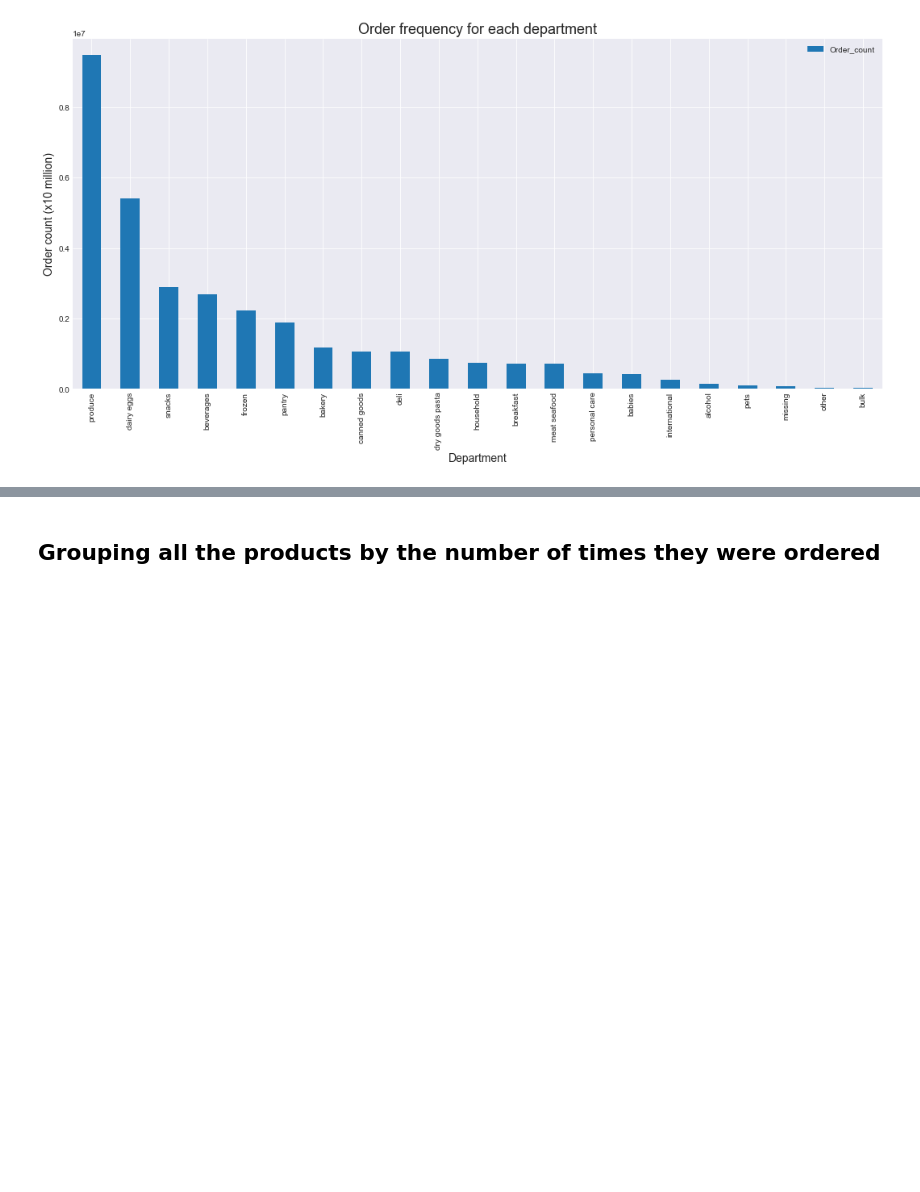
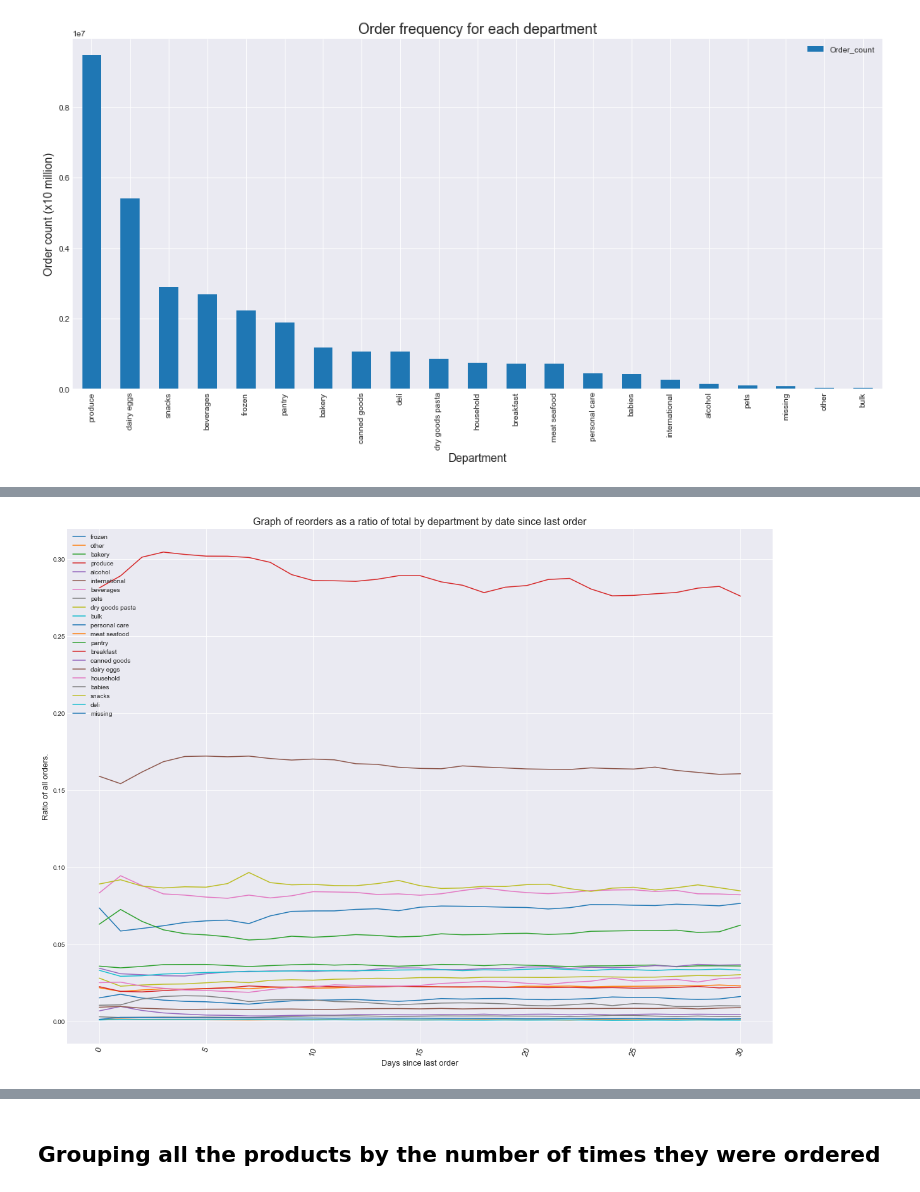
Before and after one commit to SamSamhuns/instacart_market_basket_analysis, a Jupyter notebook: instacart_data_analysis.ipynb, the cells around one changed output, grey strips where cells are left out. Cells and saved outputs as stored; diff of their text form; code cells hidden in the pictures; blank space fills up the shorter version.

```diff
--- a/instacart_data_analysis.ipynb
+++ b/instacart_data_analysis.ipynb
@@ -327,0 +491,40 @@ plt.show()
+# %%
+# We now plot by the percentage (ratio) of each line. This should give us a better idea of which items
+# Become more popular as we go along
+
+def line_departmentOrderDayPct( orderDayList, _title, _xlabel, _ylabel):
+    plt.figure(figsize=(20,15))
+    plt.grid(True)
+
+    itemsDayArray = {}
+    itemList = departments.department.unique().tolist()
+
+    #Initialize the items day array so we can append new values.
+    for item in itemList:
+        itemsDayArray[item] = []
+
+    for day in orderDayList:
+        #Calculate the total amount of orders so we can then determine the ratio
+        sum = 0
+        for i in range(len(itemList)):
+            sum += day[1][i]
+        for i in range(len(itemList)):
+            #Adds the total ratio into the dictionary
+            itemsDayArray[day[0][i]].append(day[1][i]/sum)
+
+    #Plots each item on the graph. Mark the label as the name of this item
+    for item in itemList:
+        plt.plot(list(range(31)), itemsDayArray[item], label =item)
+
+    plt.xticks( rotation=70, fontsize=13)
+    #Set the legend so we can identify which line
+    plt.legend(loc='upper left')
+    plt.title(_title, fontsize=16)
+    plt.xlabel(_xlabel, fontsize=13)
+    plt.ylabel(_ylabel, fontsize=13)
+    plt.show()
+# %%
+line_departmentOrderDayPct(priorOrderDay,
+                           'Graph of reorders as a ratio of total by department by date since last order', 'Days since last order', 'Ratio of all orders.')
+# %% [output]
+[figure, added]
```
Also changed, not shown: parts of 58 cells of this notebook.
